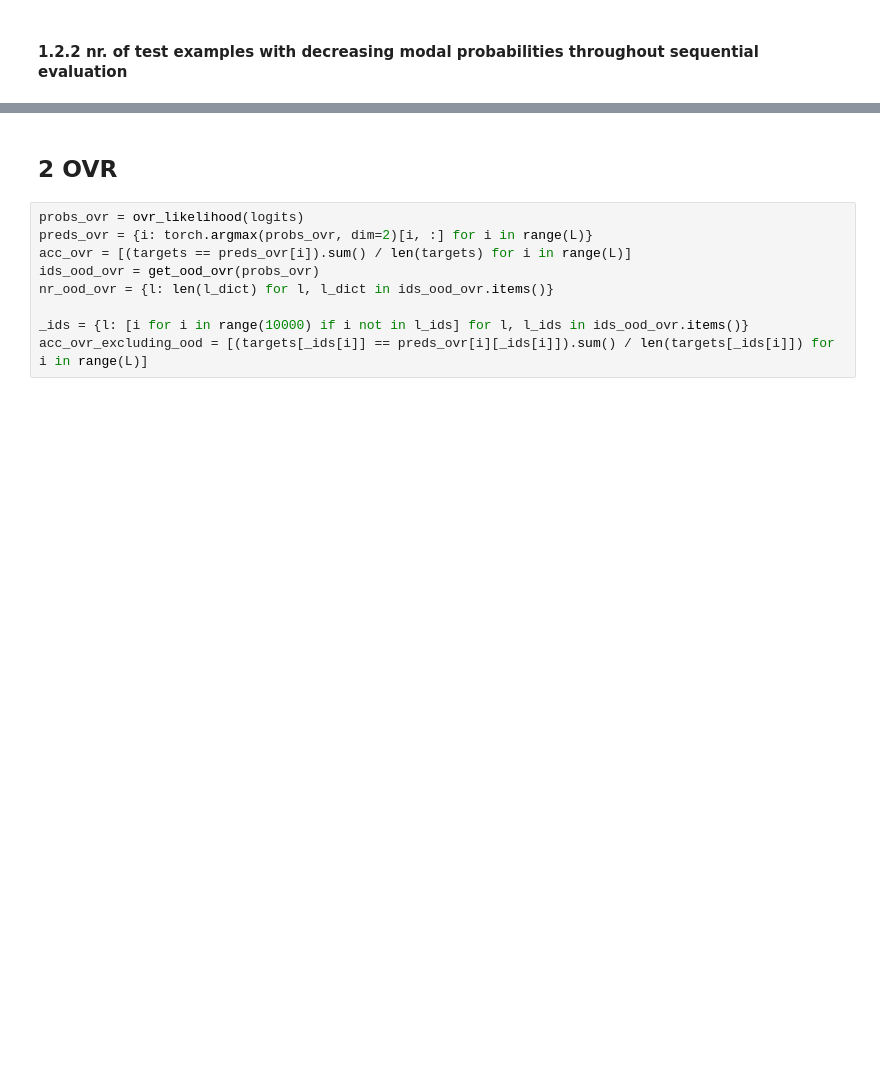
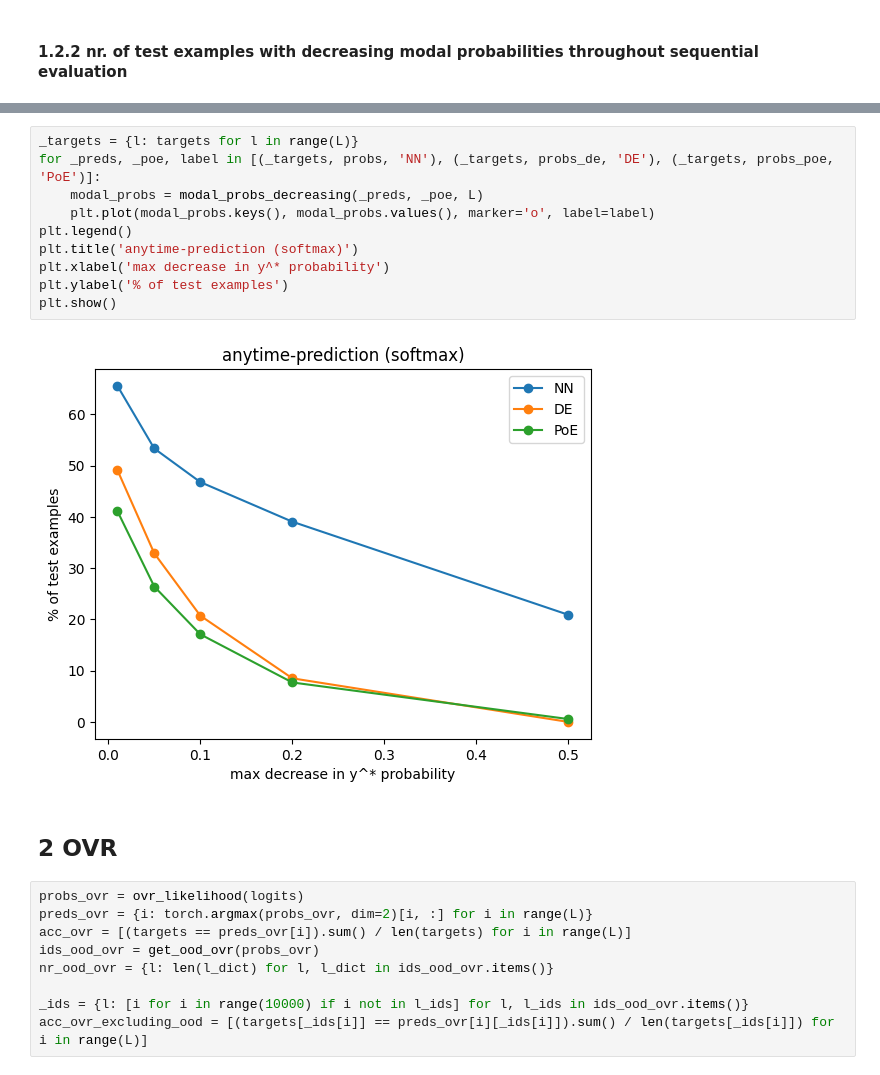
Before and after one commit to metodj/MSDNet-PyTorch, a Jupyter notebook: modal_probs.ipynb, the cells around one changed output, grey strips where cells are left out. Saved outputs shown, nothing was run; the diff lists cells and outputs as text; blank space fills up the shorter version.

```diff
--- a/modal_probs.ipynb
+++ b/modal_probs.ipynb
@@ -292,3 +293,15 @@ plt.show()
+# %%
+_targets = {l: targets for l in range(L)}
+for _preds, _poe, label in [(_targets, probs, 'NN'), (_targets, probs_de, 'DE'), (_targets, probs_poe, 'PoE')]:
+    modal_probs = modal_probs_decreasing(_preds, _poe, L)
+    plt.plot(modal_probs.keys(), modal_probs.values(), marker='o', label=label)
+plt.legend()
+plt.title('anytime-prediction (softmax)')
+plt.xlabel('max decrease in y^* probability')
+plt.ylabel('% of test examples')
+plt.show()
+# %% [output]
+[figure, added]
 # %% [markdown]
 ## 2 OVR
 # %%
```
Also changed, not shown: parts of 17 cells of this notebook, 3 other files.
